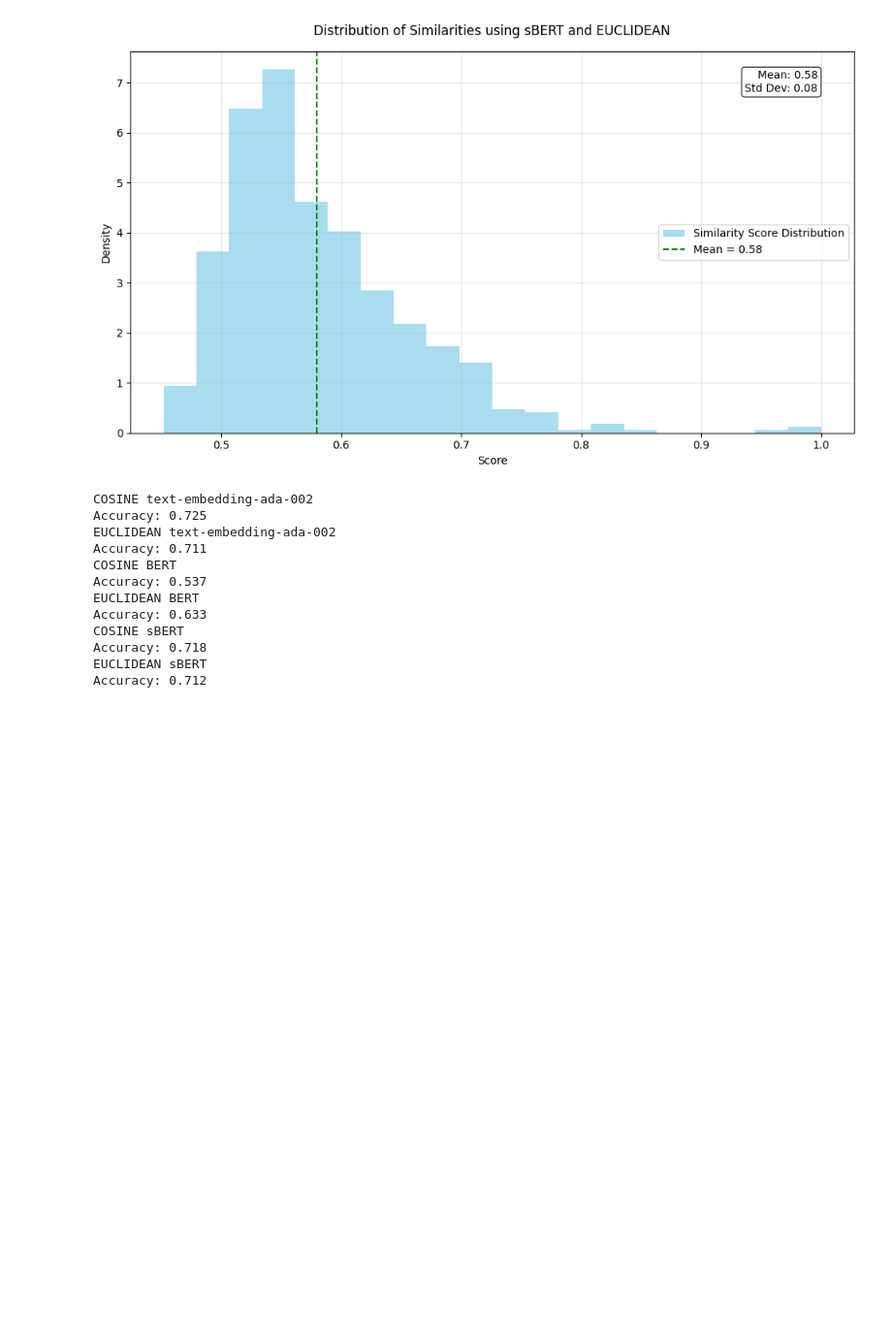
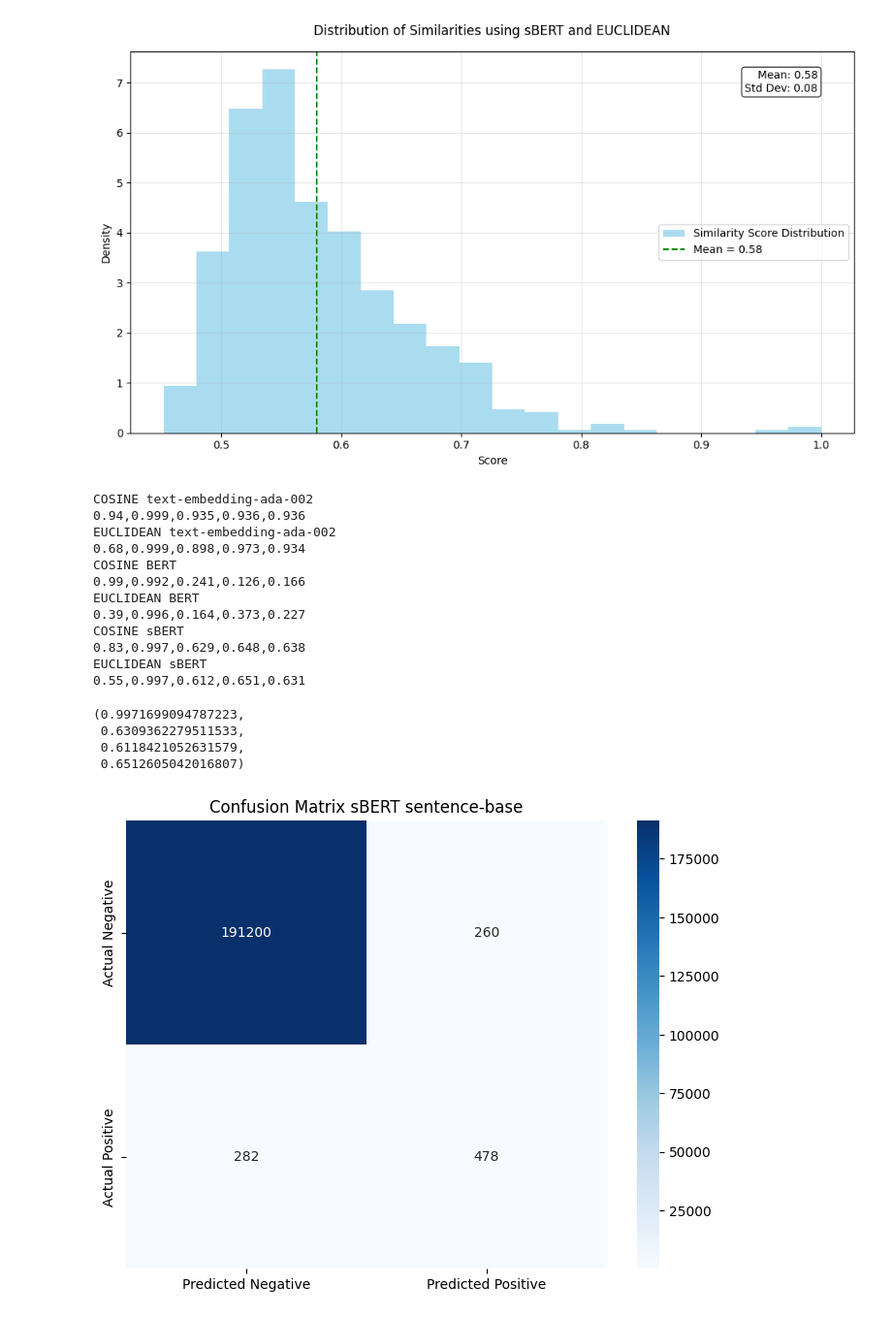
Before and after one commit to fahmisyaifudin/neo4j-requirement-rag, a Jupyter notebook: sentence-base-matching.ipynb, the cells around one changed output. Shown at 97% size. Cells and saved outputs as stored; diff of their text form; code cells hidden in the pictures; blank space fills up the shorter version.

```diff
--- a/sentence-base-matching.ipynb
+++ b/sentence-base-matching.ipynb
@@ -178,26 +225,34 @@ def calculate_f1_score(method, embedding, threshold):
 # %%
 print('COSINE', 'text-embedding-ada-002')
-calculate_f1_score('COSINE', 'text-embedding-ada-002', 0.95)
+calculate_f1_score('COSINE', 'text-embedding-ada-002', 0.94)
 print('EUCLIDEAN', 'text-embedding-ada-002')
-calculate_f1_score('EUCLIDEAN', 'text-embedding-ada-002', 0.71)
+calculate_f1_score('EUCLIDEAN', 'text-embedding-ada-002', 0.68)
 print('COSINE', 'BERT')
 calculate_f1_score('COSINE', 'BERT', 0.99)
 print('EUCLIDEAN', 'BERT')
-calculate_f1_score('EUCLIDEAN', 'BERT', 0.35)
+calculate_f1_score('EUCLIDEAN', 'BERT', 0.39)
 print('COSINE', 'sBERT')
-calculate_f1_score('COSINE', 'sBERT', 0.85)
+calculate_f1_score('COSINE', 'sBERT', 0.83)
 print('EUCLIDEAN', 'sBERT')
-calculate_f1_score('EUCLIDEAN', 'sBERT', 0.58)
+calculate_f1_score('EUCLIDEAN', 'sBERT', 0.55)
 # %% [output]
 COSINE text-embedding-ada-002
-Accuracy: 0.725
+0.94,0.999,0.935,0.936,0.936
 EUCLIDEAN text-embedding-ada-002
-Accuracy: 0.711
+0.68,0.999,0.898,0.973,0.934
 COSINE BERT
-Accuracy: 0.537
+0.99,0.992,0.241,0.126,0.166
 EUCLIDEAN BERT
-Accuracy: 0.633
+0.39,0.996,0.164,0.373,0.227
 COSINE sBERT
-Accuracy: 0.718
+0.83,0.997,0.629,0.648,0.638
 EUCLIDEAN sBERT
-Accuracy: 0.712
+0.55,0.997,0.612,0.651,0.631
+(0.9971699094787223,
+ 0.6309362279511533,
+ 0.6118421052631579,
+ 0.6512605042016807)
+# %%
+draw_conffussion_matrix('COSINE', 'sBERT', 0.83)
+# %% [output]
+[figure, added]
```
Also changed, not shown: parts of 3 cells of this notebook, 2 other files.
